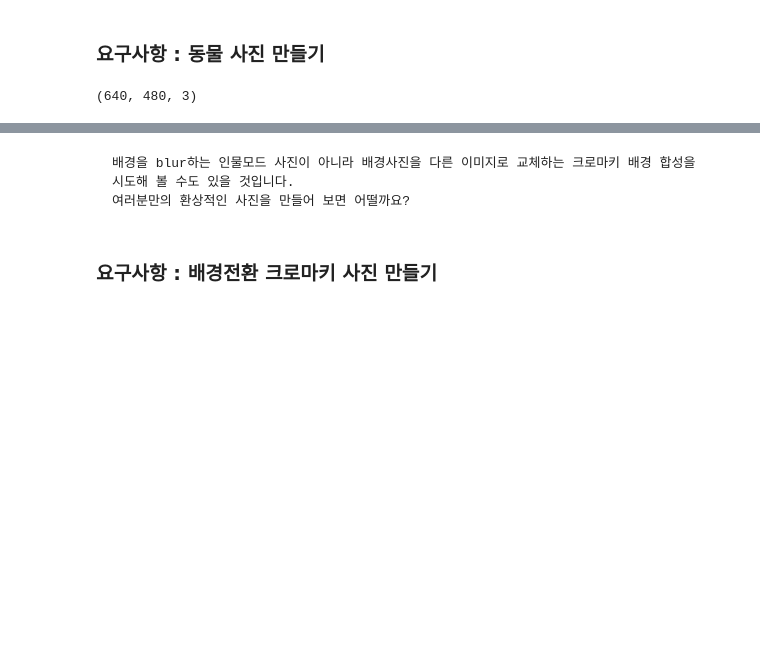
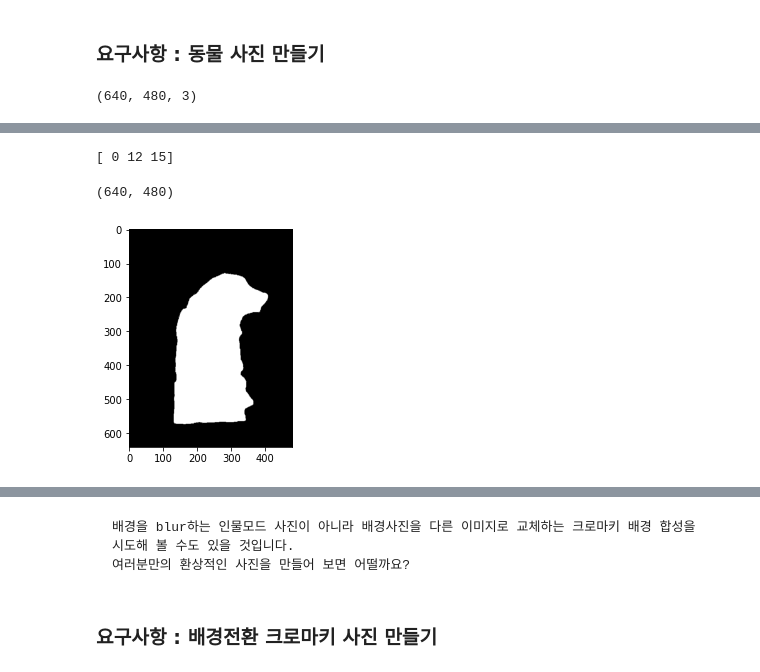
Before and after one commit to coronarita1991/AIFFEL_RESEARCH_STUDY, a Jupyter notebook: Quests/Quest4_20240605/human_segmentation/Segmentation_project.ipynb, the cells around one changed output, grey strips where cells are left out. Saved outputs shown, nothing was run; the diff lists cells and outputs as text; code cells hidden in the pictures; blank space fills up the shorter version.

```diff
--- a/Quests/Quest4_20240605/human_segmentation/Segmentation_project.ipynb
+++ b/Quests/Quest4_20240605/human_segmentation/Segmentation_project.ipynb
@@ -117,0 +206,6 @@ print(img_dog.shape)
+# %%
+segv, output = seperate_image(img_path+'/image_JH.png')
+# %%
+print(segv['class_ids'])
+# %% [output]
+[ 0 12 15]
@@ -117,0 +214,3 @@ print(img_dog.shape)
+# %%
+# seg_color = (128,128,192) # 15번 레이블의 칼라를 BGR순으로 변경한 값
+seg_color = (128,0,64) # 12번 레이블의 칼라를 BGR순으로 변경한 값
@@ -117,0 +219,5 @@ print(img_dog.shape)
+# %%
+show_segmap(seg_color, output)
+# %% [output]
+(640, 480)
+[figure, added]
```
Also changed, not shown: parts of 39 cells of this notebook, 1 other file.
